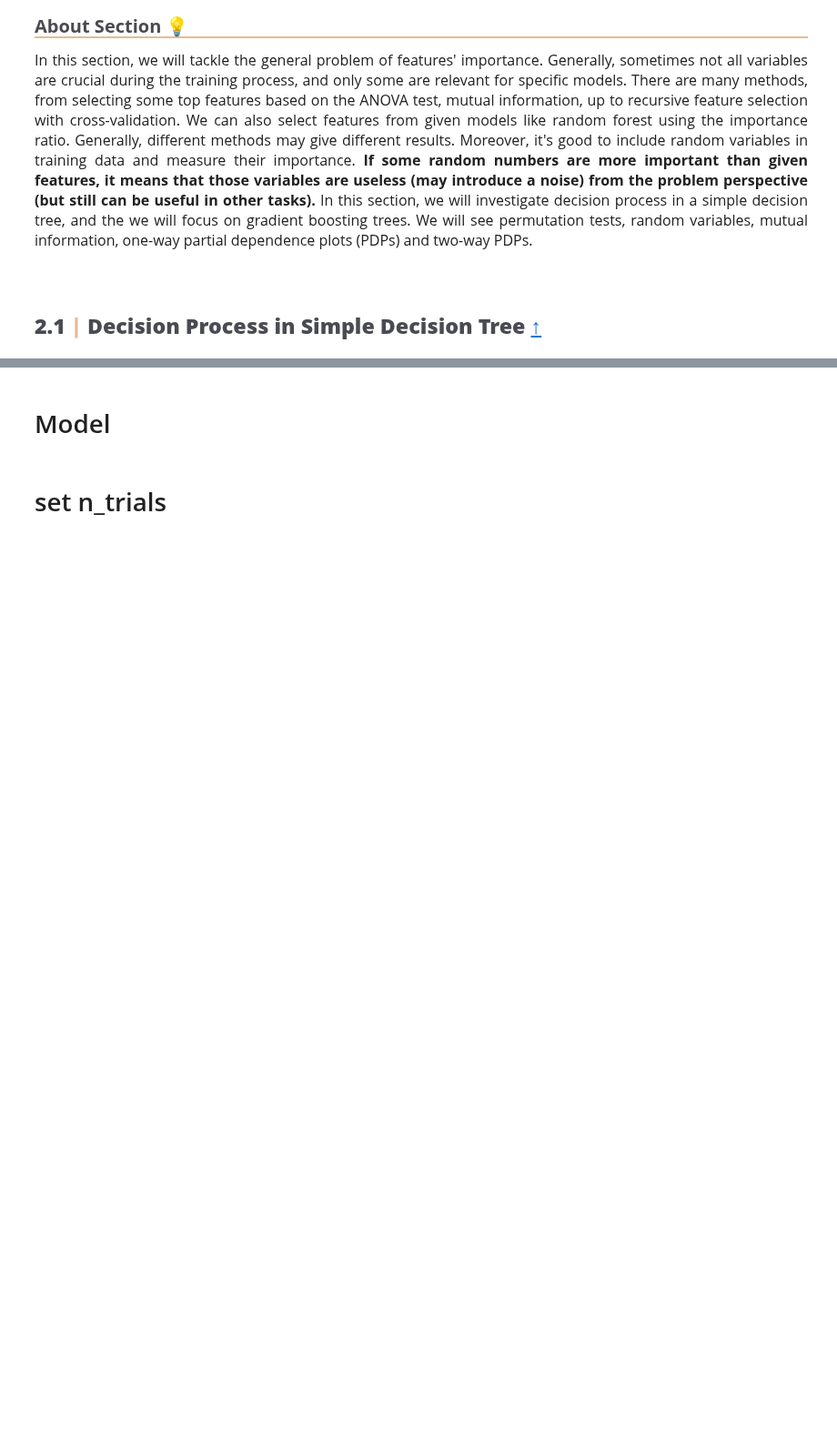
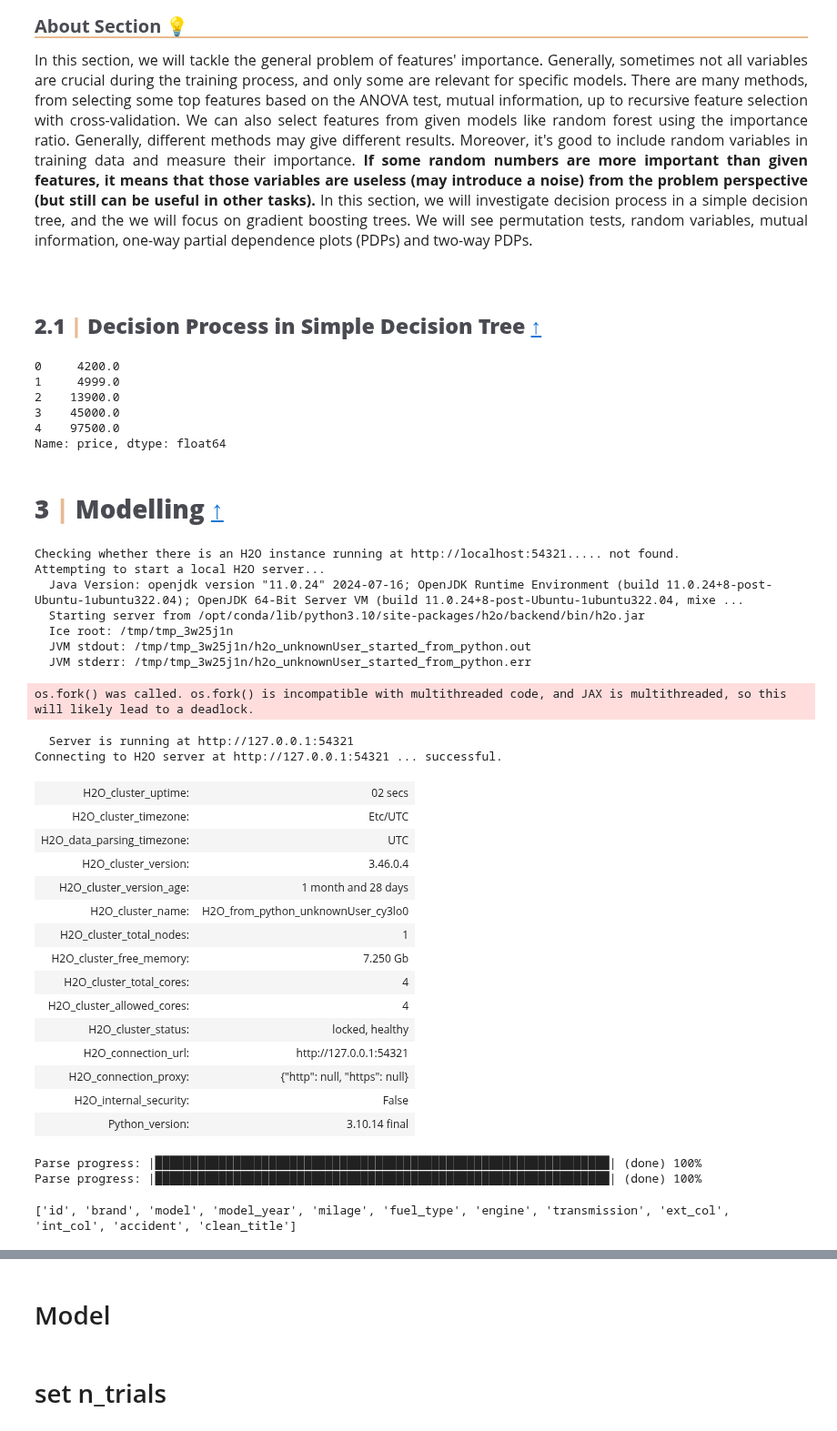
Before and after one commit to Chirag314/PS4E9, a Jupyter notebook: ps4e9-eda-lgbm-h2o-optuna.ipynb, the cells around one changed output, grey strips where cells are left out. Shown at 91% size. Saved outputs shown, nothing was run; the diff lists cells and outputs as text; code cells hidden in the pictures; blank space fills up the shorter version.

Commit message:
Kaggle Notebook | PS4E9 EDA+LGBM +H2O+Optuna | Version 6

```diff
--- a/ps4e9-eda-lgbm-h2o-optuna.ipynb
+++ b/ps4e9-eda-lgbm-h2o-optuna.ipynb
@@ -998,4 +909,13 @@ save_and_show_fig(fig, "density_Total_after_transform")
 </p>
 # %% [markdown]
 ## <b> <span style="font-family: 'JetBrains Mono'; color: #4A4B52">2.1</span> <span style='color: #E8BA91'>|</span> <span style="font-family: 'JetBrains Mono'; color: #4A4B52">Decision Process in Simple Decision Tree</span></b><a class="anchor" id="simple_decision_tree_and_its_decision_process"></a> [↑](#top)
+# %%
+trainY.head()
+# %% [output]
+0     4200.0
+1     4999.0
+2    13900.0
+3    45000.0
+4    97500.0
+Name: price, dtype: float64
 # %%
@@ -1045,0 +966,37 @@ for depth in range(2, 7):
+# %% [markdown]
+# <b> <span style="font-family: 'JetBrains Mono'; color: #4A4B52">3</span> <span style='color: #E8BA91'>|</span> <span style="font-family: 'JetBrains Mono'; color: #4A4B52">Modelling</span></b><a class="anchor" id="modelling"></a> [↑](#top)
+# %%
+import h2o
+from h2o.estimators.deeplearning import H2ODeepLearningEstimator
+from h2o.estimators import H2OXGBoostEstimator
+from h2o.estimators.stackedensemble import H2OStackedEnsembleEstimator
+import optuna
+from tqdm import tqdm
+seed=42
+h2o.init()
+# %% [output]
+Checking whether there is an H2O instance running at http://localhost:54321..... not found.
+Attempting to start a local H2O server...
+  Java Version: openjdk version "11.0.24" 2024-07-16; OpenJDK Runtime Environment (build 11.0.24+8-post-Ubuntu-1ubuntu322.04); OpenJDK 64-Bit Server VM (build 11.0.24+8-post-Ubuntu-1ubuntu322.04, mixe ...
+  Starting server from /opt/conda/lib/python3.10/site-packages/h2o/backend/bin/h2o.jar
+  Ice root: /tmp/tmp_3w25j1n
+  JVM stdout: /tmp/tmp_3w25j1n/h2o_unknownUser_started_from_python.out
+  JVM stderr: /tmp/tmp_3w25j1n/h2o_unknownUser_started_from_python.err
+os.fork() was called. os.fork() is incompatible with multithreaded code, and JAX is multithreaded, so this will likely lead to a deadlock.
+  Server is running at http://127.0.0.1:54321
+Connecting to H2O server at http://127.0.0.1:54321 ... successful.
+| H2O_cluster_uptime: | 02 secs |
+| H2O_cluster_timezone: | Etc/UTC |
+| H2O_data_parsing_timezone: | UTC |
+| H2O_cluster_version: | 3.46.0.4 |
+| H2O_cluster_version_age: | 1 month and 28 days |
+| H2O_cluster_name: | H2O_from_python_unknownUser_cy3lo0 |
+| H2O_cluster_total_nodes: | 1 |
+| H2O_cluster_free_memory: | 7.250 Gb |
+| H2O_cluster_total_cores: | 4 |
+| H2O_cluster_allowed_cores: | 4 |
+| H2O_cluster_status: | locked, healthy |
+| H2O_connection_url: | http://127.0.0.1:54321 |
+| H2O_connection_proxy: | {"http": null, "https": null} |
+| H2O_internal_security: | False |
+| Python_version: | 3.10.14 final |
@@ -1045,0 +1005,6 @@ for depth in range(2, 7):
+# %%
+train_data_h2o=h2o.H2OFrame(train0)
+test_data_h2o=h2o.H2OFrame(TEST0)
+# %% [output]
+Parse progress: |████████████████████████████████████████████████████████████████| (done) 100%
+Parse progress: |████████████████████████████████████████████████████████████████| (done) 100%
@@ -1045,0 +1023,6 @@ for depth in range(2, 7):
+# %%
+X=list(train1.drop('price',axis=1).columns)
+y='price'
+print(X)
+# %% [output]
+['id', 'brand', 'model', 'model_year', 'milage', 'fuel_type', 'engine', 'transmission', 'ext_col', 'int_col', 'accident', 'clean_title']
```
Also changed, not shown: parts of 40 cells of this notebook.
